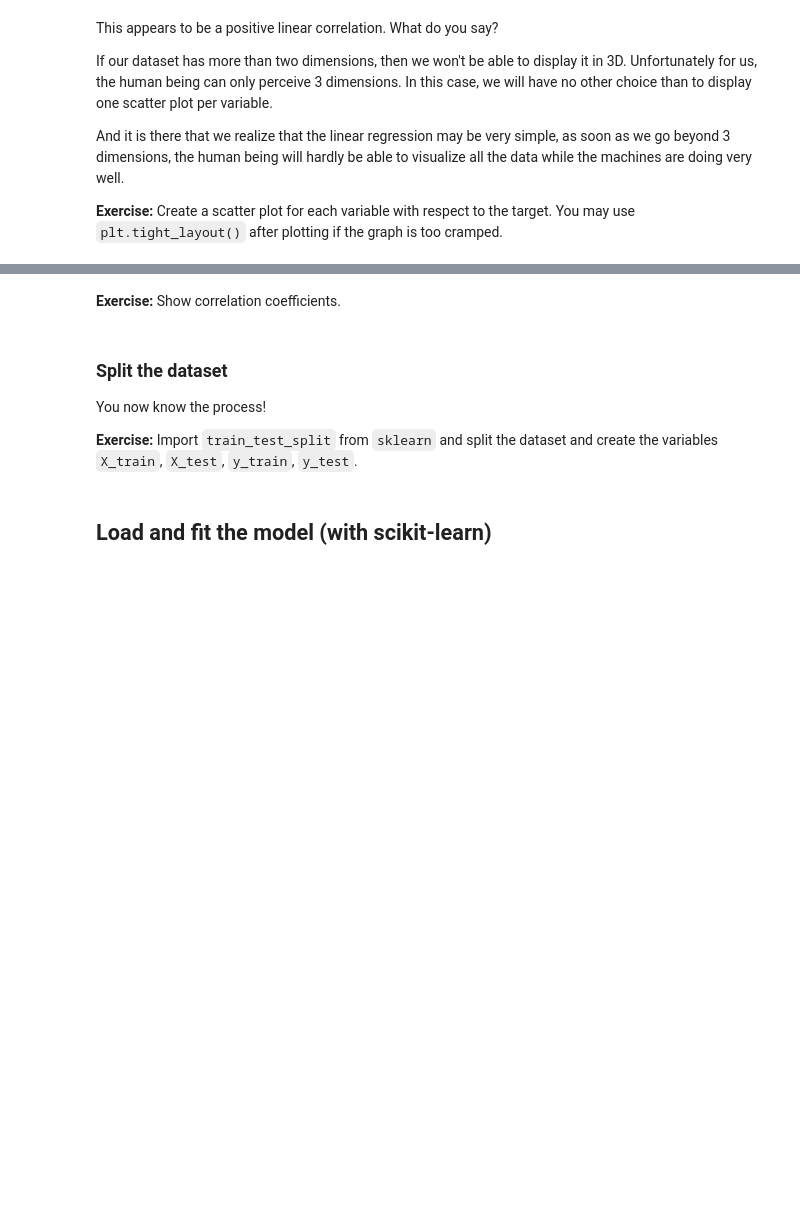
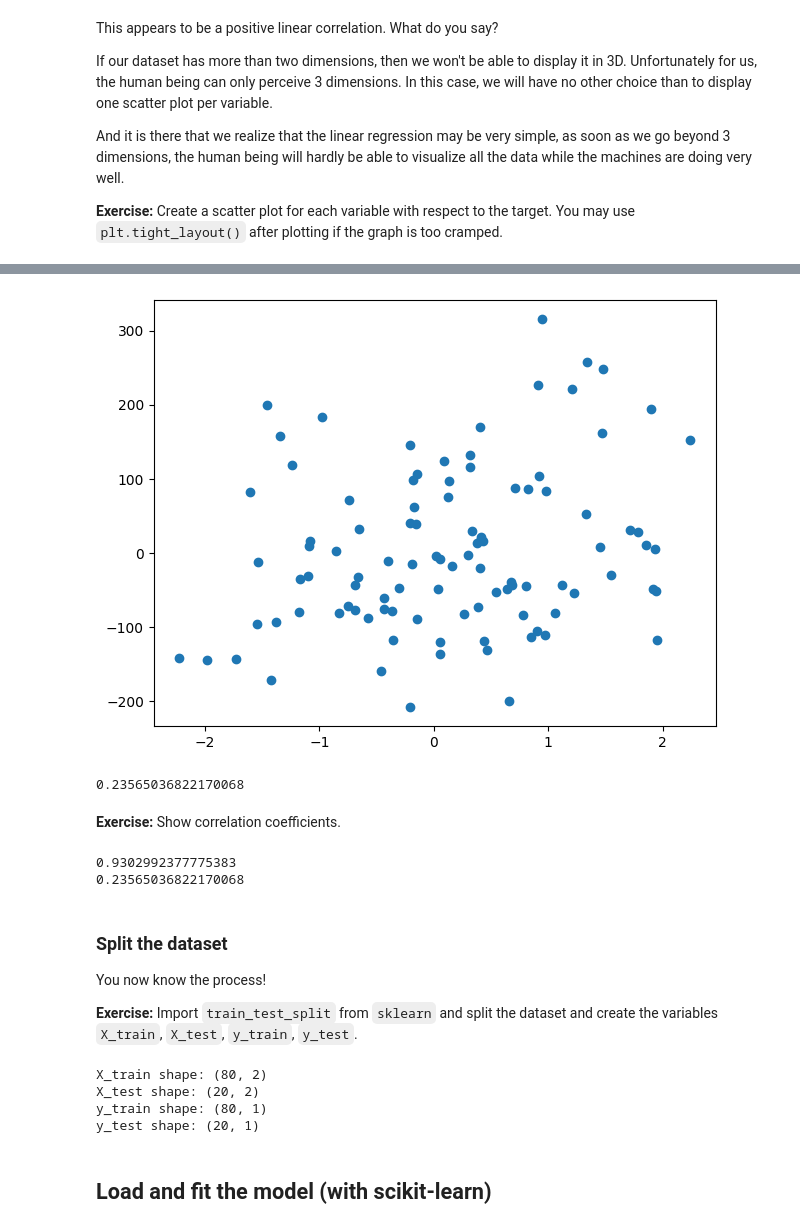
Before and after one commit to AdrienPiette/LGG-Thomas4, a Jupyter notebook: 02-TheHill/MachineLearningIntro/02-ModelingStructuredData/01-Regression/02-multiple-linear-regression.ipynb, the cells around one changed output, grey strips where cells are left out. Saved outputs shown, nothing was run; the diff lists cells and outputs as text; code cells hidden in the pictures; blank space fills up the shorter version.

```diff
--- a/02-TheHill/MachineLearningIntro/02-ModelingStructuredData/01-Regression/02-multiple-linear-regression.ipynb
+++ b/02-TheHill/MachineLearningIntro/02-ModelingStructuredData/01-Regression/02-multiple-linear-regression.ipynb
@@ -72,11 +83,52 @@ And it is there that we realize that the linear regression may be very simple, a
+# %%
+import matplotlib.pyplot as plt
+
+plt.scatter(df['x_1'], df['y'])
+plt.tight_layout()
+plt.show()
+
+
+coeff = df['x_1'].corr(df['y'])
+print(coeff)
+# %% [output]
+[figure, added]
+0.23565036822170068
 # %% [markdown]
 **Exercise:** Show correlation coefficients.
+# %%
+coeffx_2 = df['x_2'].corr(df['y'])
+print(coeffx_2)
+
+coeffx_1 = df['x_1'].corr(df['y'])
+print(coeffx_1)
+# %% [output]
+0.9302992377775383
+0.23565036822170068
 # %% [markdown]
 ### Split the dataset
 
 You now know the process!
 
 **Exercise:** Import `train_test_split` from `sklearn` and split the dataset and create the variables `X_train`, `X_test`, `y_train`, `y_test`.
+# %%
+import numpy as np
+from sklearn.model_selection import train_test_split
+
+X = np.array(df[['x_1', 'x_2']]) #already in 2D
+y = np.array(df['y']).reshape(-1, 1)
+
+
+X_train, X_test, y_train, y_test = train_test_split(X, y, test_size=0.2, random_state=42)
+
+print("X_train shape:", X_train.shape)
+print("X_test shape:", X_test.shape)
+print("y_train shape:", y_train.shape)
+print("y_test shape:", y_test.shape)
+# %% [output]
+X_train shape: (80, 2)
+X_test shape: (20, 2)
+y_train shape: (80, 1)
+y_test shape: (20, 1)
 # %% [markdown]
 ##  Load and fit the model (with scikit-learn)
 # %% [markdown]
```
Also changed, not shown: parts of 8 cells of this notebook, 1 other file.
